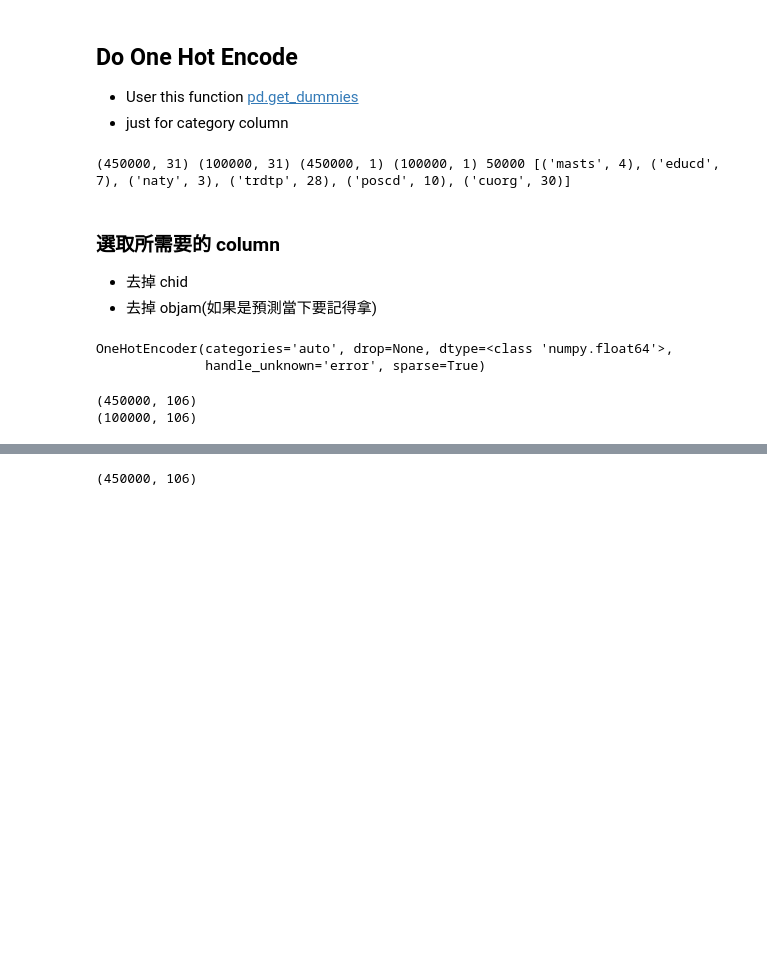
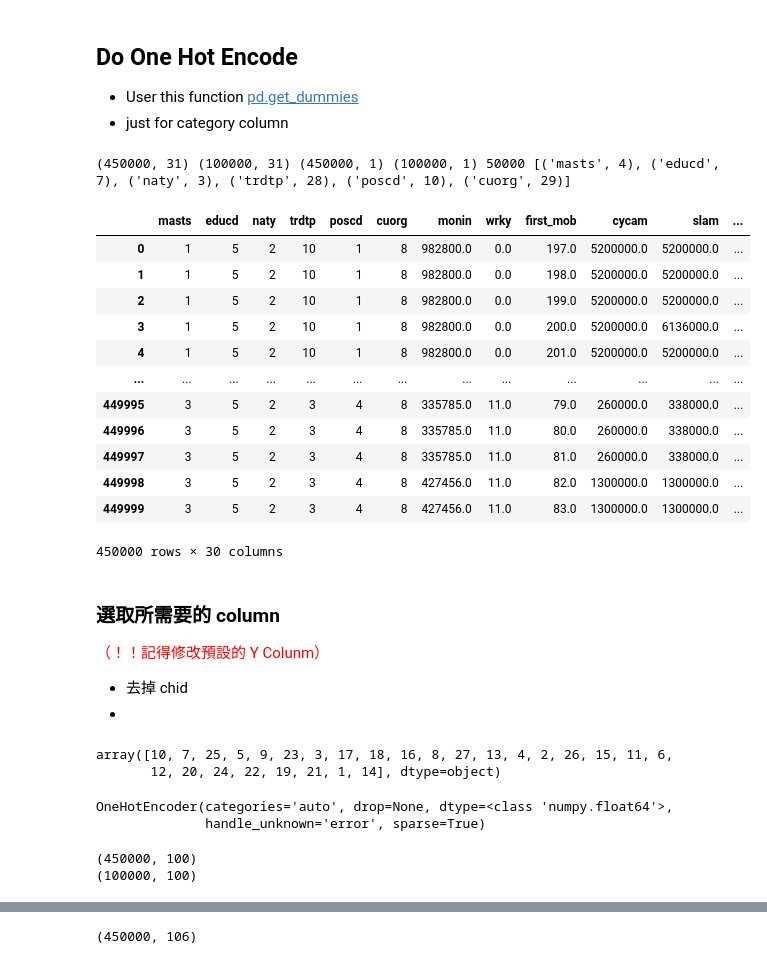
Before and after one commit to justinyeh1995/edu_framework, a Jupyter notebook: WenMing/2_logistic_regression_user_profile_prediction.ipynb, the cells around one changed output, grey strips where cells are left out. Saved outputs shown, nothing was run; the diff lists cells and outputs as text; code cells hidden in the pictures; blank space fills up the shorter version.

```diff
--- a/WenMing/2_logistic_regression_user_profile_prediction.ipynb
+++ b/WenMing/2_logistic_regression_user_profile_prediction.ipynb
@@ -45,7 +48,7 @@ def to_one_hot(df, sparse_feature, dense_feat, one_hot_encoder):
     return df
 # %%
 sample_path = './data/sample_50k'
-shift = 1
+shift = 0
 x_train = pd.read_csv(os.path.join(sample_path, 'Normal_%d'%shift, 'x_train.csv'), encoding='utf-8')
 x_test = pd.read_csv(os.path.join(sample_path, 'Normal_%d'%shift, 'x_test.csv'), encoding='utf-8')
 y_train = pd.read_csv(os.path.join(sample_path, 'Normal_%d'%shift, 'y_train.csv'), encoding='utf-8').values
@@ -60,16 +63,41 @@ numeric_cols = feature['numeric_columns']
 
 print(x_train.shape, x_test.shape, y_train.shape, y_test.shape, len(chid_mapper), [(k, len(v)) for k, v in feat_mapper.items()])
 # %% [output]
-(450000, 31) (100000, 31) (450000, 1) (100000, 1) 50000 [('masts', 4), ('educd', 7), ('naty', 3), ('trdtp', 28), ('poscd', 10), ('cuorg', 30)]
+(450000, 31) (100000, 31) (450000, 1) (100000, 1) 50000 [('masts', 4), ('educd', 7), ('naty', 3), ('trdtp', 28), ('poscd', 10), ('cuorg', 29)]
 # %%
 user_list_train = x_train['chid']
 user_list_test = x_test['chid']
 # %%
 x_train = x_train.drop(['chid'], axis=1)
 x_test = x_test.drop(['chid'], axis=1)
+# %%
+x_train
+# %% [output]
+|  | masts | educd | naty | trdtp | poscd | cuorg | monin | wrky | first_mob | cycam | slam | ... |
+| 0 | 1 | 5 | 2 | 10 | 1 | 8 | 982800.0 | 0.0 | 197.0 | 5200000.0 | 5200000.0 | ... |
+| 1 | 1 | 5 | 2 | 10 | 1 | 8 | 982800.0 | 0.0 | 198.0 | 5200000.0 | 5200000.0 | ... |
+| 2 | 1 | 5 | 2 | 10 | 1 | 8 | 982800.0 | 0.0 | 199.0 | 5200000.0 | 5200000.0 | ... |
+| 3 | 1 | 5 | 2 | 10 | 1 | 8 | 982800.0 | 0.0 | 200.0 | 5200000.0 | 6136000.0 | ... |
+| 4 | 1 | 5 | 2 | 10 | 1 | 8 | 982800.0 | 0.0 | 201.0 | 5200000.0 | 5200000.0 | ... |
+| ... | ... | ... | ... | ... | ... | ... | ... | ... | ... | ... | ... | ... |
+| 449995 | 3 | 5 | 2 | 3 | 4 | 8 | 335785.0 | 11.0 | 79.0 | 260000.0 | 338000.0 | ... |
+| 449996 | 3 | 5 | 2 | 3 | 4 | 8 | 335785.0 | 11.0 | 80.0 | 260000.0 | 338000.0 | ... |
+| 449997 | 3 | 5 | 2 | 3 | 4 | 8 | 335785.0 | 11.0 | 81.0 | 260000.0 | 338000.0 | ... |
+| 449998 | 3 | 5 | 2 | 3 | 4 | 8 | 427456.0 | 11.0 | 82.0 | 1300000.0 | 1300000.0 | ... |
+| 449999 | 3 | 5 | 2 | 3 | 4 | 8 | 427456.0 | 11.0 | 83.0 | 1300000.0 | 1300000.0 | ... |
+450000 rows × 30 columns
 # %% [markdown]
 ### 選取所需要的 column
+<span style="color:red">（！！記得修改預設的 Y Colunm）</span>
 * 去掉 chid
-* 去掉 objam(如果是預測當下要記得拿)
+*
+# %%
+nwe_y_col = 'trdtp'
+
+new_y = x_train[nwe_y_col]
+new_y.unique()
+# %% [output]
+array([10, 7, 25, 5, 9, 23, 3, 17, 18, 16, 8, 27, 13, 4, 2, 26, 15, 11, 6,
+       12, 20, 24, 22, 19, 21, 1, 14], dtype=object)
 # %%
 sparse_feat = category_cols[1:]
@@ -92,8 +120,8 @@ x_test_oh  = to_one_hot(x_test , sparse_feat, dense_feat, one_hot_encoder)
 print(x_train_oh.shape)
 print(x_test_oh.shape)
 # %% [output]
-(450000, 106)
-(100000, 106)
+(450000, 100)
+(100000, 100)
 # %%
 x_train_oh.head(2)
 # %% [output]
```
Also changed, not shown: parts of 3 cells of this notebook.
